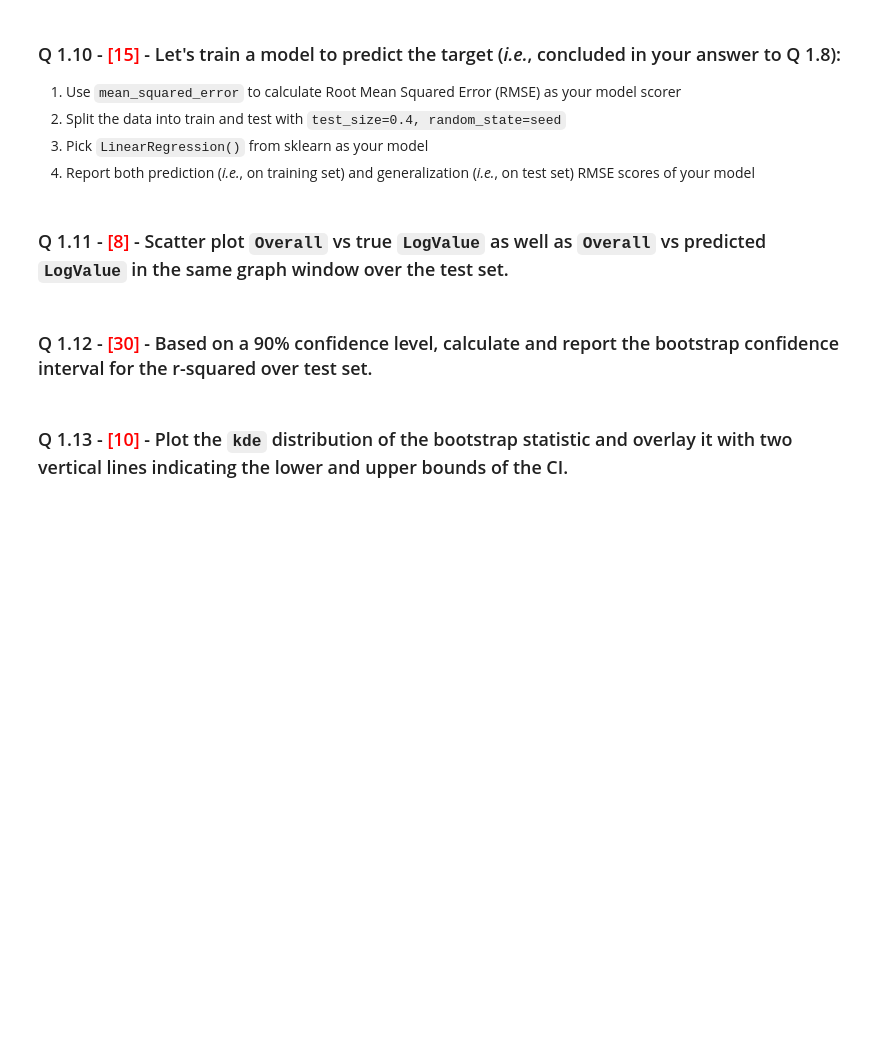
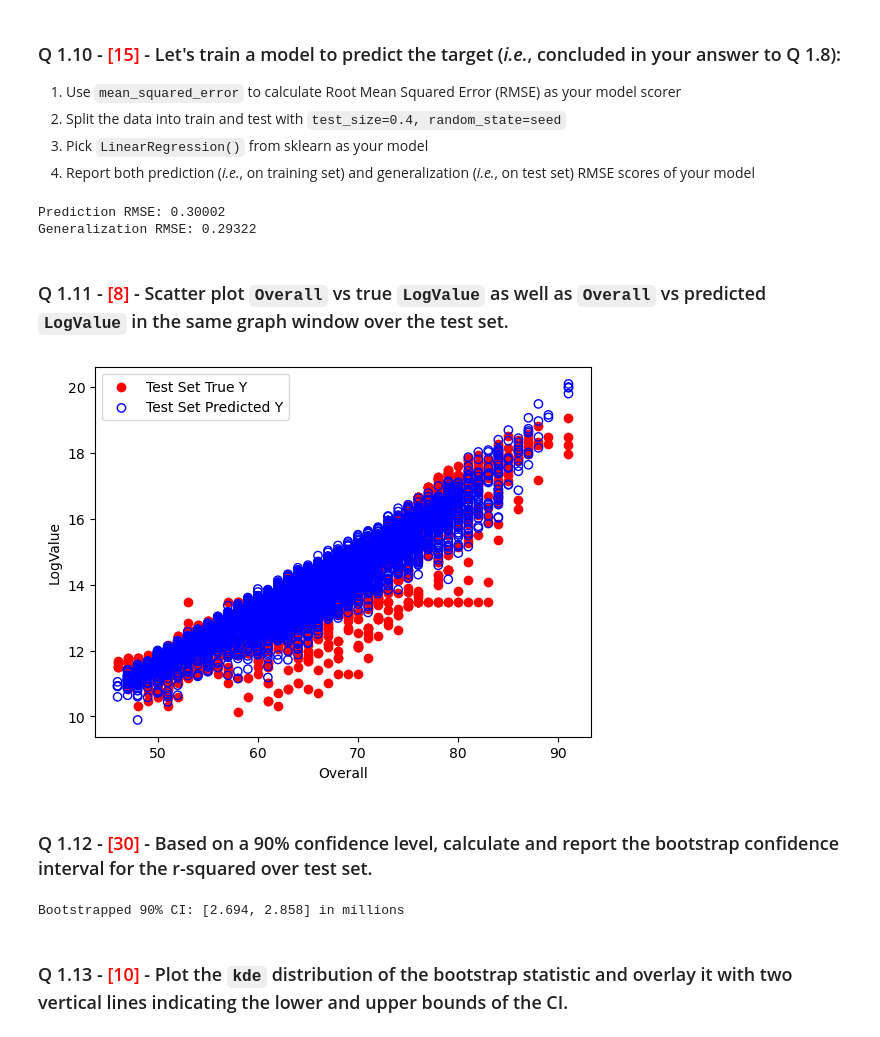
Before and after one commit to ParamvirSran/Machine-Learning, a Jupyter notebook: A4/Assignment_4.ipynb, the cells around one changed output. Cells and saved outputs as stored; diff of their text form; code cells hidden in the pictures; blank space fills up the shorter version.

```diff
--- a/A4/Assignment_4.ipynb
+++ b/A4/Assignment_4.ipynb
@@ -268,2 +266,16 @@ Positive correlation occurs when two variables operate together so when one vari
+# %%
+X = df2.drop(['Value', 'LogValue'], axis=1)
+y = df2['LogValue']
+
+X_train, X_test, y_train, y_test = train_test_split(X, y, test_size=0.4, random_state=seed)
+
+model = LinearRegression().fit(X_train, y_train)
+print('Prediction RMSE: %.5f' % mean_squared_error(y_train, model.predict(X_train), squared=False))
+
+Loss_Test = mean_squared_error(y_test, model.predict(X_test), squared=False)
+print('Generalization RMSE:', Loss_Test.round(5))
+# %% [output]
+Prediction RMSE: 0.30002
+Generalization RMSE: 0.29322
 # %% [markdown]
 ### Q 1.11 - <span style="color:red">[8]</span> - Scatter plot `Overall` vs true `LogValue` as well as `Overall` vs predicted `LogValue` in the same graph window over the test set.
@@ -272,2 +282,11 @@ Positive correlation occurs when two variables operate together so when one vari
+# %%
+plt.scatter(X_test.Overall, y_test, color='r', marker='o', label='Test Set True Y')
+plt.scatter(X_test.Overall, model.predict(X_test), facecolor='none', edgecolors='b', label='Test Set Predicted Y')
+plt.xlabel('Overall')
+plt.ylabel('LogValue')
+plt.legend()
+plt.show()
+# %% [output]
+[figure, added]
 # %% [markdown]
 ### Q 1.12 - <span style="color:red">[30]</span> - Based on a 90% confidence level, calculate and report the bootstrap confidence interval for the r-squared over test set.
@@ -275,0 +303,15 @@ Positive correlation occurs when two variables operate together so when one vari
+# %%
+bootCL = 90/100
+
+p1 = (1-bootCL)/2
+p2 = 1-p1
+
+bootQuant = np.quantile(mean_yhat_boot-mean_yhat_s, [p1, p2])
+
+
+boot_ci = [((mean_yhat_s - bootQuant[1])*1e-6).round(3),
+           ((mean_yhat_s - bootQuant[0])*1e-6).round(3)]
+
+print('Bootstrapped 90% CI:', boot_ci   , 'in millions')
+# %% [output]
+Bootstrapped 90% CI: [2.694, 2.858] in millions
```
Also changed, not shown: parts of 7 cells of this notebook, 3 other files.
